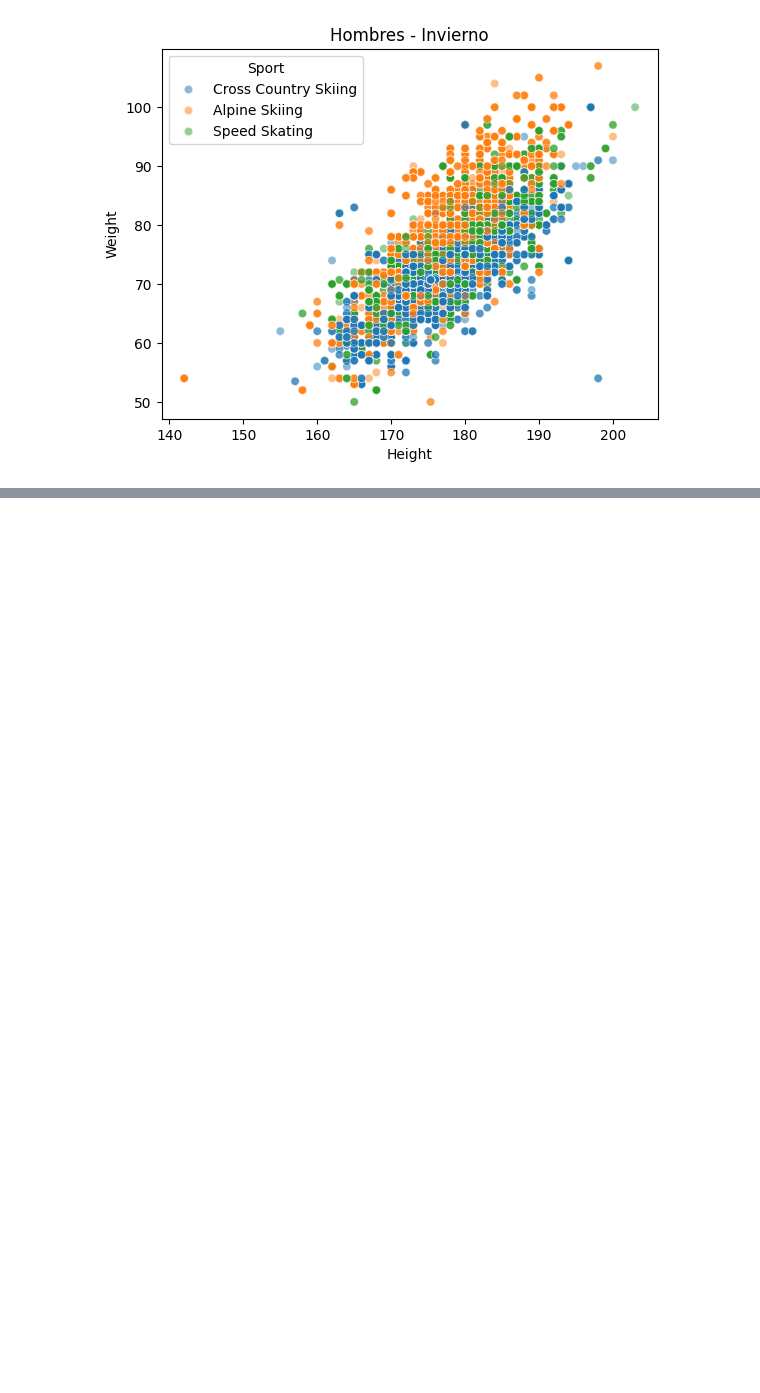
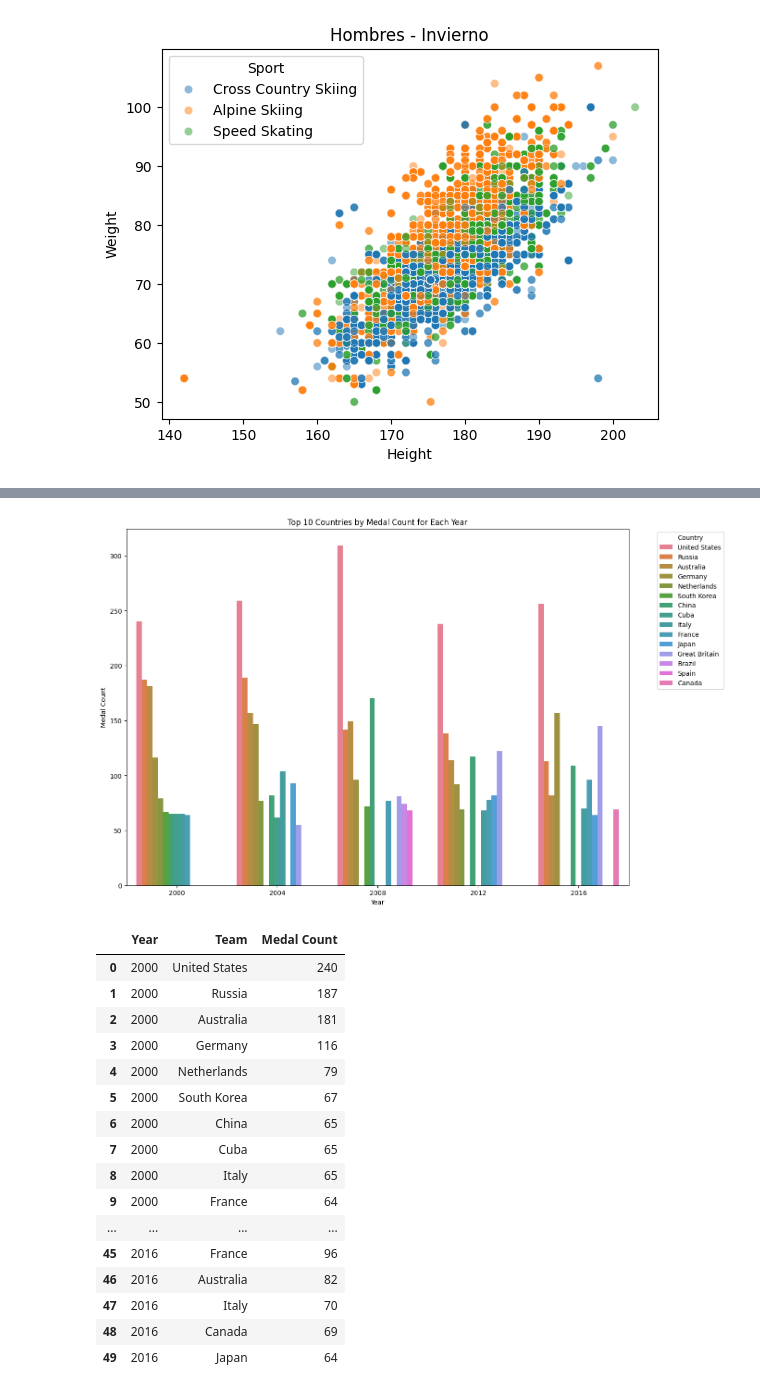
Before and after one commit to ju4n-avendanoa/Data_Olympics, a Jupyter notebook: main.ipynb, the cells around one changed output, grey strips where cells are left out. Drawn from its saved outputs; the diff is of its cells as text; code cells hidden in the pictures; blank space fills up the shorter version.

```diff
--- a/main.ipynb
+++ b/main.ipynb
@@ -436,0 +466,37 @@ Text(0.5, 1.0, 'Hombres - Invierno')
+# %%
+# Filtrar los datos de los últimos Juegos Olímpicos
+recent_games = df[(df['Year'] >= 2000) & (df['Medal'] != 'No Medal') & (df['Season'] == 'Summer')]
+
+medals_by_country_recent_season = recent_games.groupby(['Year', 'Team']).size().reset_index(name='Medal Count')
+medals_by_country_recent_season = medals_by_country_recent_season.sort_values(by=['Year', 'Medal Count'], ascending=[True, False])
+
+top_10_by_year = medals_by_country_recent_season.groupby('Year').head(10).reset_index(drop=True)
+
+plt.figure(figsize=(14, 10))
+sns.barplot(x='Year', y='Medal Count', hue='Team', data=top_10_by_year, dodge=True)
+plt.title('Top 10 Countries by Medal Count for Each Year')
+plt.xlabel('Year')
+plt.ylabel('Medal Count')
+plt.legend(title='Country', bbox_to_anchor=(1.05, 1), loc='upper left')
+plt.show()
+
+top_10_by_year
+# %% [output]
+[figure, added]
+|  | Year | Team | Medal Count |
+| 0 | 2000 | United States | 240 |
+| 1 | 2000 | Russia | 187 |
+| 2 | 2000 | Australia | 181 |
+| 3 | 2000 | Germany | 116 |
+| 4 | 2000 | Netherlands | 79 |
+| 5 | 2000 | South Korea | 67 |
+| 6 | 2000 | China | 65 |
+| 7 | 2000 | Cuba | 65 |
+| 8 | 2000 | Italy | 65 |
+| 9 | 2000 | France | 64 |
+| ... | ... | ... | ... |
+| 45 | 2016 | France | 96 |
+| 46 | 2016 | Australia | 82 |
+| 47 | 2016 | Italy | 70 |
+| 48 | 2016 | Canada | 69 |
+| 49 | 2016 | Japan | 64 |
```
Also changed, not shown: parts of 4 cells of this notebook.
